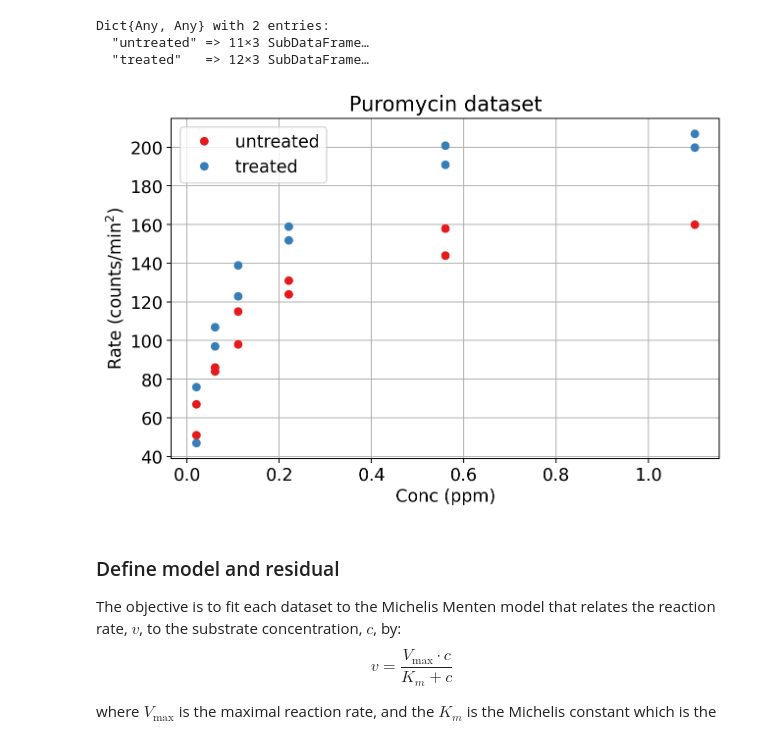
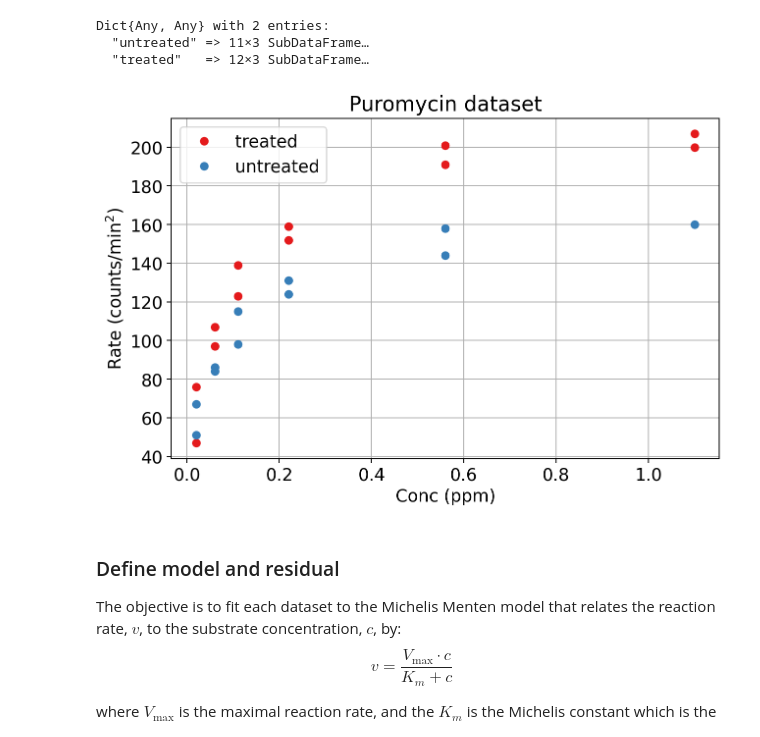
Before and after one commit to quantilogix/Fitty.jl, a Jupyter notebook: notebooks/01-IntroToFitty.ipynb, the cells around one changed output. Saved outputs shown, nothing was run; the diff lists cells and outputs as text; code cells hidden in the pictures.

```diff
--- a/notebooks/01-IntroToFitty.ipynb
+++ b/notebooks/01-IntroToFitty.ipynb
@@ -133,16 +133,17 @@ Dict{Any, Any} with 2 entries:
 # %%
 # Plot Rate -vs- Conc for each treatment
 fig, ax = subplots(figsize = (8, 5))
-for (t, df) in pairs(data)
+for t in ("treated", "untreated")
+    df = data[t]
     ax.plot(df.Conc, df.Rate, "o", label = t)
 end
 ax.set_xlabel("Conc (ppm)")
 ax.set_ylabel(L"Rate (counts/min$^2$)")
 ax.set_title("Puromycin dataset")
 ax.legend()
 ax.grid(true);
 # %% [output]
-[figure, old version]
+[figure, new version]
 # %% [markdown]
 ### Define model and residual
 
```
Also changed, not shown: parts of 7 cells of this notebook, 9 other files.
